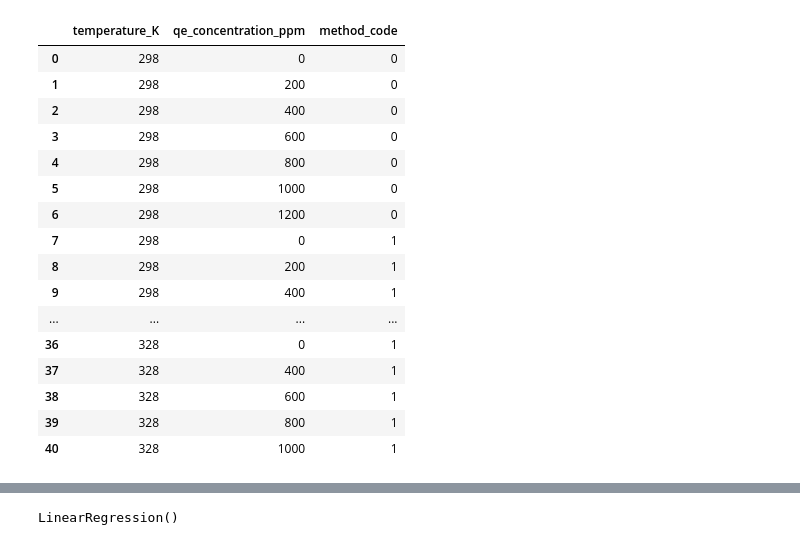
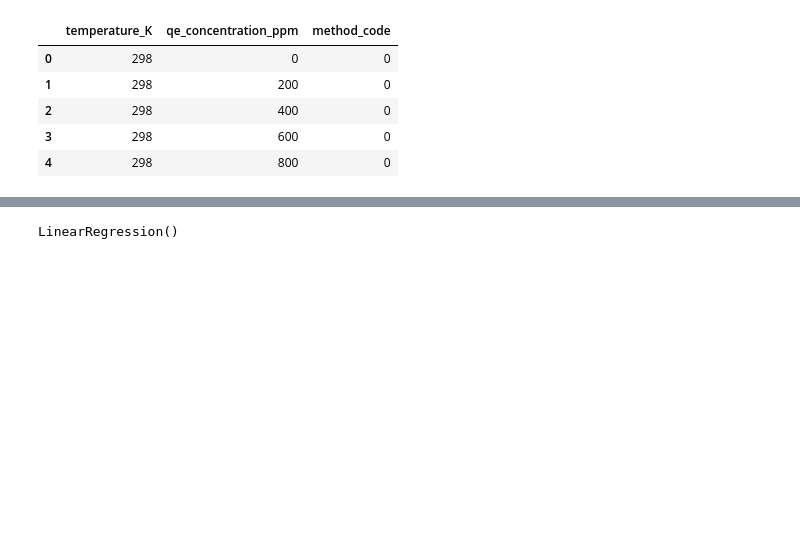
Before and after one commit to golafshani1985/ai-corrosion-quince, a Jupyter notebook: notebooks/01_baseline_model.ipynb, the cells around one changed output, grey strips where cells are left out. Cells and saved outputs as stored; diff of their text form; code cells hidden in the pictures; blank space fills up the shorter version.

```diff
--- a/notebooks/01_baseline_model.ipynb
+++ b/notebooks/01_baseline_model.ipynb
@@ -57,23 +35,12 @@ X= df1[['temperature_K','qe_concentration_ppm','method_code']]
 # %%
 y= df1['IE_percent']
 # %%
-X
+X.head()
 # %% [output]
 |  | temperature_K | qe_concentration_ppm | method_code |
 | 0 | 298 | 0 | 0 |
 | 1 | 298 | 200 | 0 |
 | 2 | 298 | 400 | 0 |
 | 3 | 298 | 600 | 0 |
 | 4 | 298 | 800 | 0 |
-| 5 | 298 | 1000 | 0 |
-| 6 | 298 | 1200 | 0 |
-| 7 | 298 | 0 | 1 |
-| 8 | 298 | 200 | 1 |
-| 9 | 298 | 400 | 1 |
-| ... | ... | ... | ... |
-| 36 | 328 | 0 | 1 |
-| 37 | 328 | 400 | 1 |
-| 38 | 328 | 600 | 1 |
-| 39 | 328 | 800 | 1 |
-| 40 | 328 | 1000 | 1 |
 # %%
```
Also changed, not shown: parts of 8 cells of this notebook.
